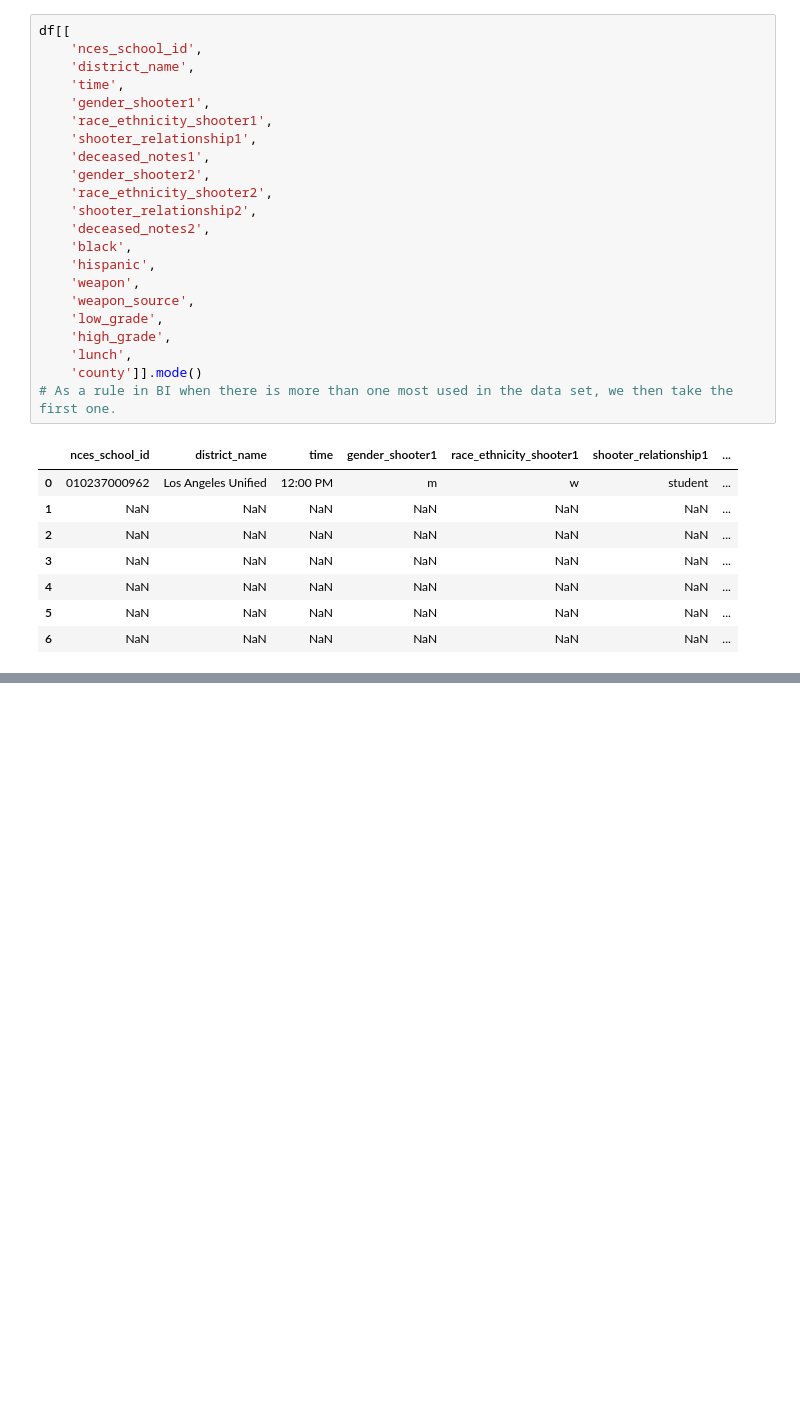
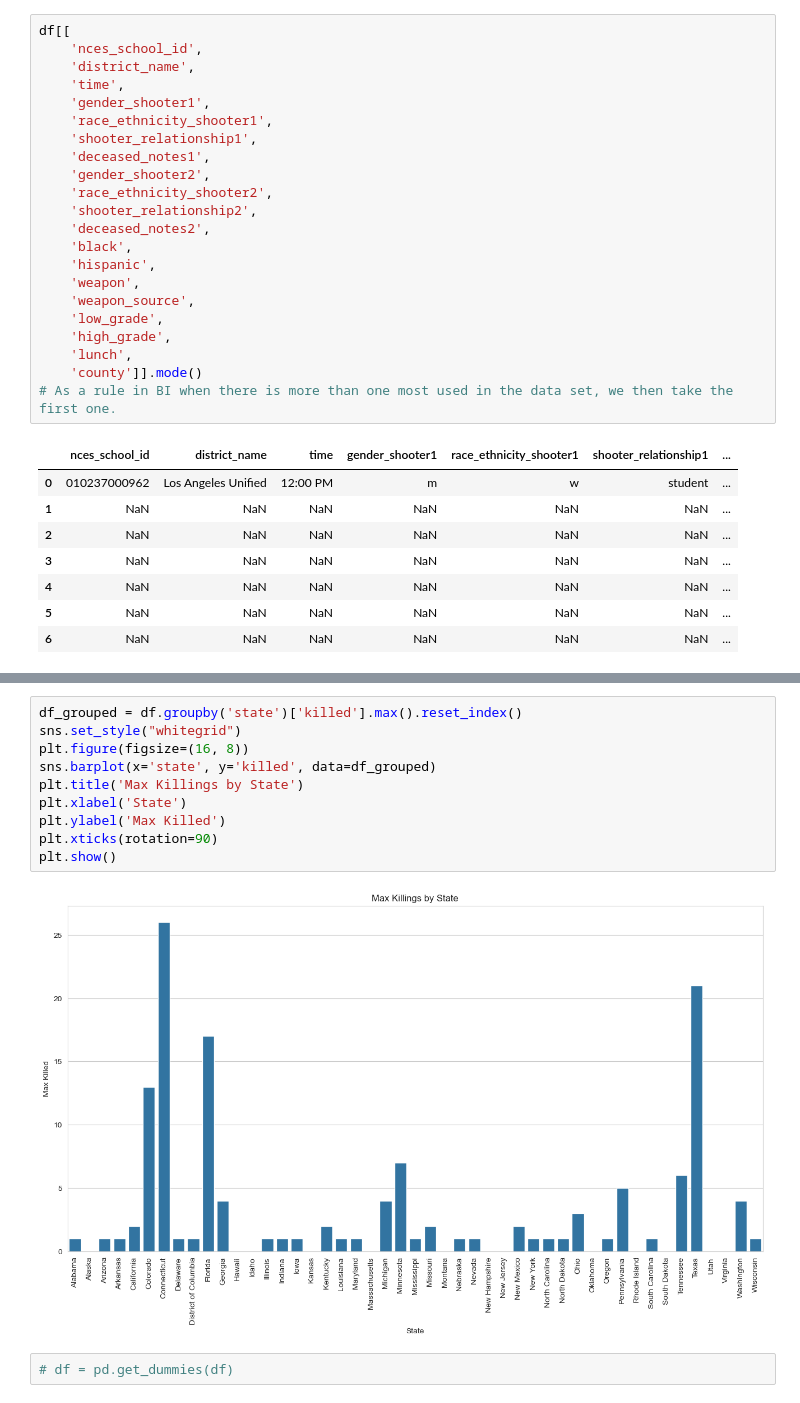
Before and after one commit to AhmadAlkaseb/BI, a Jupyter notebook: MiniProjekt3/Data/MiniProjekt3v2.ipynb, the cells around one changed output, grey strips where cells are left out. Cells and saved outputs as stored; diff of their text form; blank space fills up the shorter version.

```diff
--- a/MiniProjekt3/Data/MiniProjekt3v2.ipynb
+++ b/MiniProjekt3/Data/MiniProjekt3v2.ipynb
@@ -83,0 +181,14 @@ memory usage: 162.6+ KB
+# %%
+df_grouped = df.groupby('state')['killed'].max().reset_index()
+sns.set_style("whitegrid")
+plt.figure(figsize=(16, 8))
+sns.barplot(x='state', y='killed', data=df_grouped)
+plt.title('Max Killings by State')
+plt.xlabel('State')
+plt.ylabel('Max Killed')
+plt.xticks(rotation=90)
+plt.show()
+# %% [output]
+[figure, added]
+# %%
+# df = pd.get_dummies(df)
```
Also changed, not shown: parts of 15 cells of this notebook.
